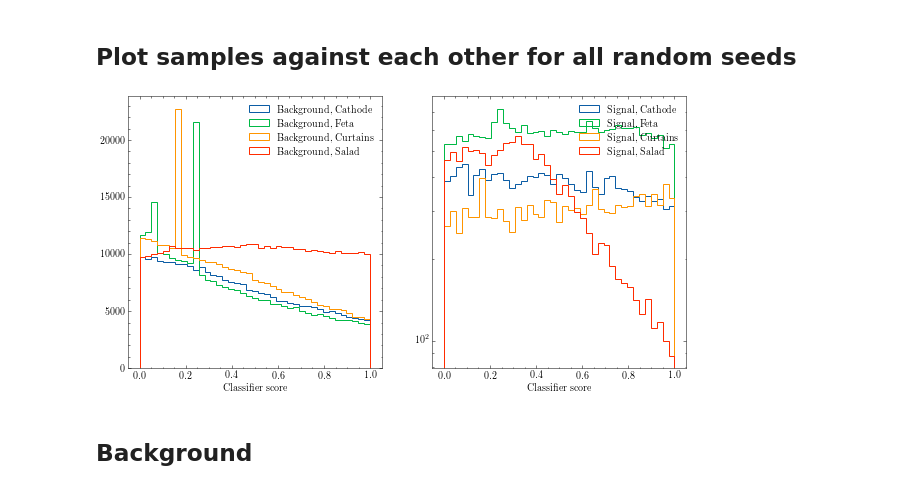
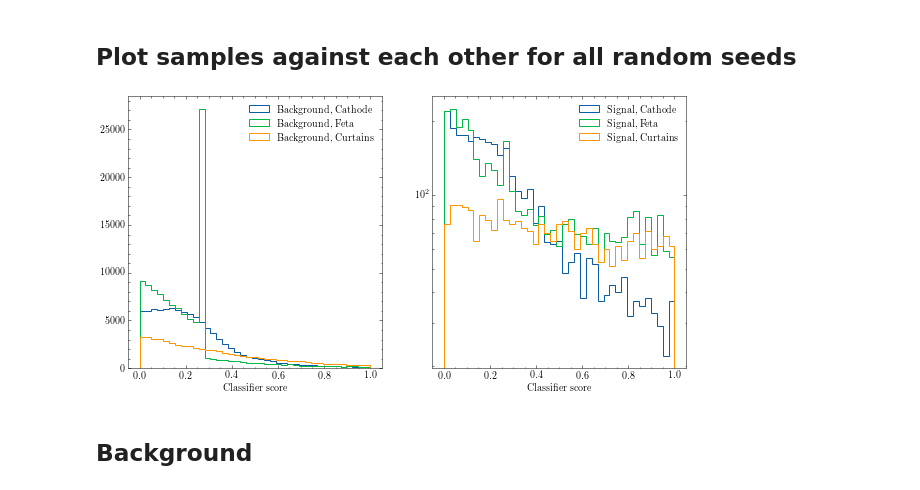
Before and after one commit to rmastand/synthetic_SM_AD, a Jupyter notebook: analyze_scatterplot_all_synth.ipynb, the cells around one changed output. Saved outputs shown, nothing was run; the diff lists cells and outputs as text; code cells hidden in the pictures.

````diff
--- a/analyze_scatterplot_all_synth.ipynb
+++ b/analyze_scatterplot_all_synth.ipynb
@@ -15,24 +15,24 @@ plt.style.use("science.mplstyle")
 
 dpi = 800
 # %%
-scatterplot_dir = "/global/ml4hep/spss/rrmastandrea/synth_SM_AD/NF_results_SSS/"
+scatterplot_dir = "/global/ml4hep/spss/rrmastandrea/synth_SM_AD/NF_results_wide/"
 
 
-n_seed = 3
+n_seed = 1
 
-num_bkg = 340000
+num_bkg = 320000
 num_sig = 20000
 # %% [markdown]
 ## Visualize the scatterplots
 
 First run ```run_scatterplot.py```
 # %%
-num_signal_to_inject = 500
+num_signal_to_inject = 1000
 
 
 process = "StandardScale"
 
-synth_ids = ["feta", "cathode", "curtains", "salad"]#, "combined"]
+synth_ids = ["feta", "cathode", "curtains"]#, "salad", "full_sup"]#, "combined"]
 all_results_bkg, all_results_sig = load_in_data(num_signal_to_inject, num_bkg, process, synth_ids, n_seed, scatterplot_dir)
 # %% [markdown]
 ## Plot samples against each other for all random seeds
@@ -43,39 +43,38 @@ concatenated_results_bkg, concatenated_results_sig = concatenate_scatterplot_dat
 
 bins = np.linspace(0, 1, 40)
 fig, ax = plt.subplots(1, 2, figsize = (10, 5))
 
 
-#ax[0].hist(concatenated_results_bkg["fullsup"], bins = bins, histtype = "step", label = "Background, Full. Sup.")
-#ax[1].hist(concatenated_results_sig["fullsup"], bins = bins, histtype = "step", label = "Signal, Full. Sup.")
-
+#ax[0].hist(concatenated_results_bkg["full_sup"], bins = bins, histtype = "step", label = "Background, Full. Sup.")
+#ax[1].hist(concatenated_results_sig["full_sup"], bins = bins, histtype = "step", label = "Signal, Full. Sup.")
 
 ax[0].hist(concatenated_results_bkg["cathode"], bins = bins, histtype = "step", label = "Background, Cathode")
 ax[1].hist(concatenated_results_sig["cathode"], bins = bins, histtype = "step", label = "Signal, Cathode")
 
 ax[0].hist(concatenated_results_bkg["feta"], bins = bins, histtype = "step", label = "Background, Feta")
 ax[1].hist(concatenated_results_sig["feta"], bins = bins, histtype = "step", label = "Signal, Feta")
 
 
 ax[0].hist(concatenated_results_bkg["curtains"], bins = bins, histtype = "step", label = "Background, Curtains")
 ax[1].hist(concatenated_results_sig["curtains"], bins = bins, histtype = "step", label = "Signal, Curtains")
 
 
-ax[0].hist(concatenated_results_bkg["salad"], bins = bins, histtype = "step", label = "Background, Salad")
-ax[1].hist(concatenated_results_sig["salad"], bins = bins, histtype = "step", label = "Signal, Salad")
+#ax[0].hist(concatenated_results_bkg["salad"], bins = bins, histtype = "step", label = "Background, Salad")
+#ax[1].hist(concatenated_results_sig["salad"], bins = bins, histtype = "step", label = "Signal, Salad")
 
 ax[1].set_yscale("log")
 
 
 ax[0].set_xlabel("Classifier score")
 ax[1].set_xlabel("Classifier score")
 
 ax[0].legend()
 ax[1].legend()
 
 
 plt.show()
 # %% [output]
-[figure, old version]
+[figure, new version]
 # %%
 import matplotlib.colors as colors
 
````
Also changed, not shown: parts of 4 cells of this notebook, 3 other files.
